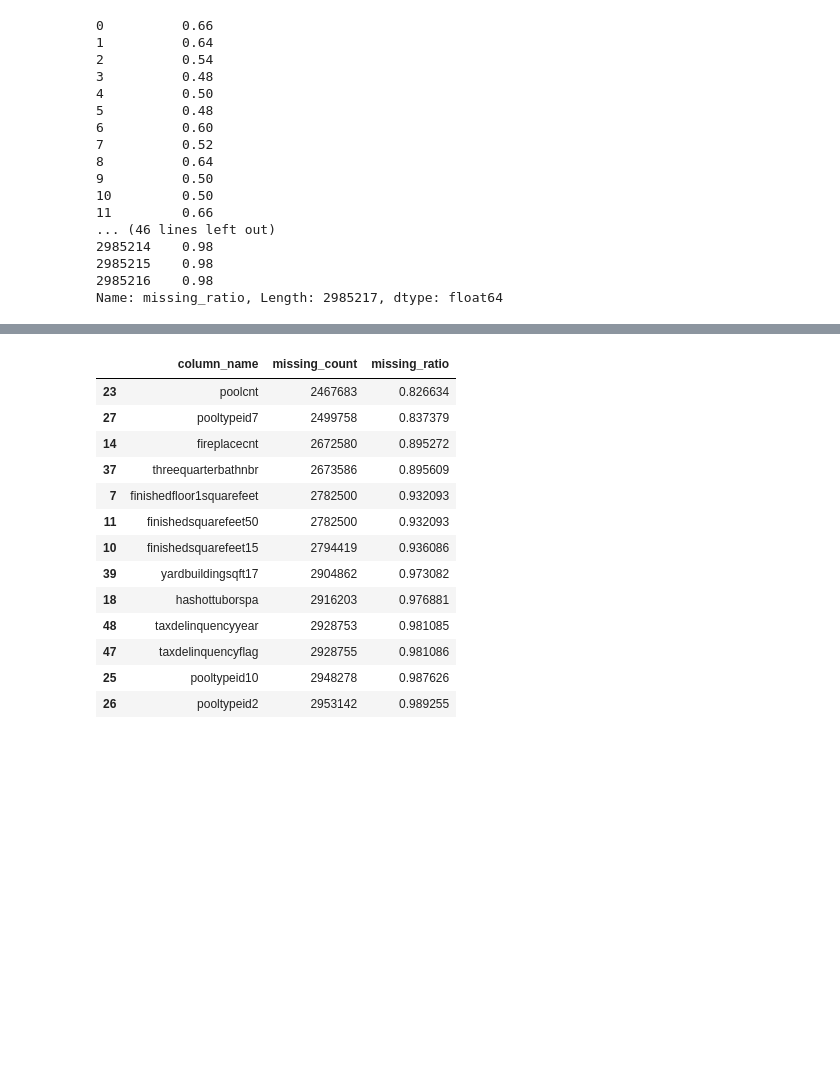
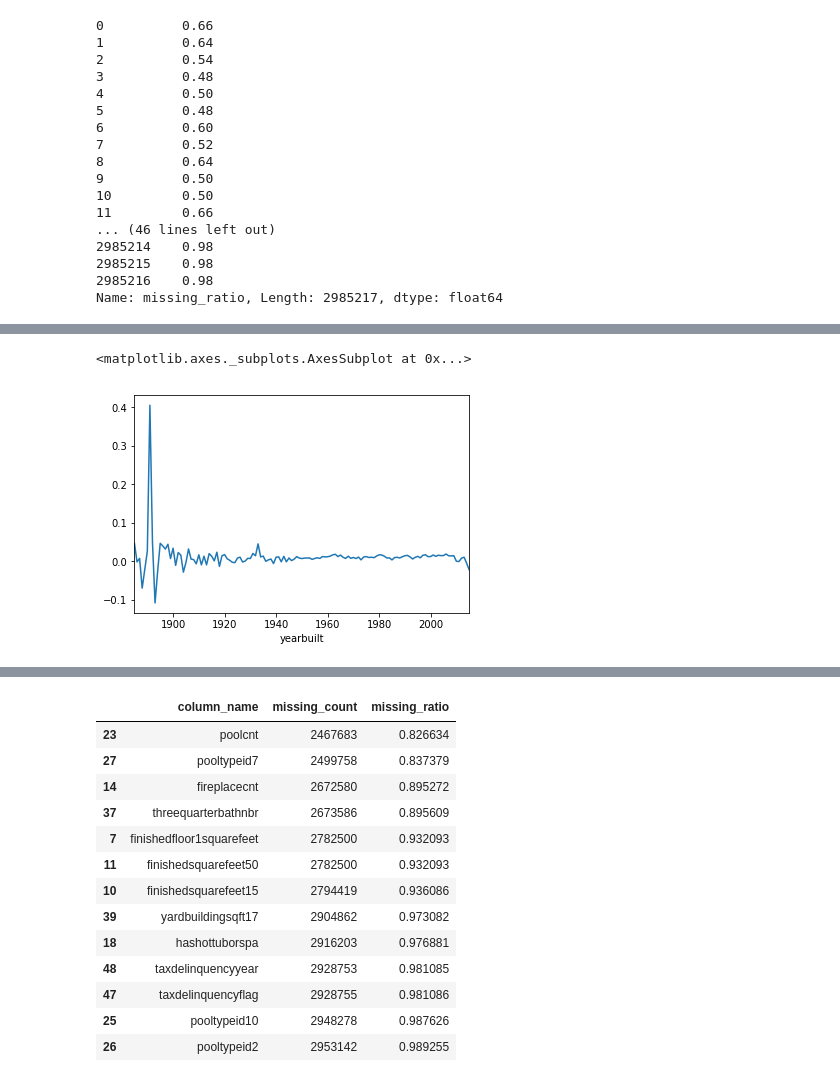
Before and after one commit to jayybhatt/Data-Science-Fundamentals, a Jupyter notebook: HW2/HW2.ipynb, the cells around one changed output, grey strips where cells are left out. Saved outputs shown, nothing was run; the diff lists cells and outputs as text; code cells hidden in the pictures; blank space fills up the shorter version.

```diff
--- a/HW2/HW2.ipynb
+++ b/HW2/HW2.ipynb
@@ -158,0 +187,5 @@ plt.show()
+# %%
+train_data_new.groupby("yearbuilt")["logerror"].mean().plot()
+# %% [output]
+<matplotlib.axes._subplots.AxesSubplot at 0x...>
+[figure, added]
```
Also changed, not shown: parts of 84 cells of this notebook, 5 other files.
